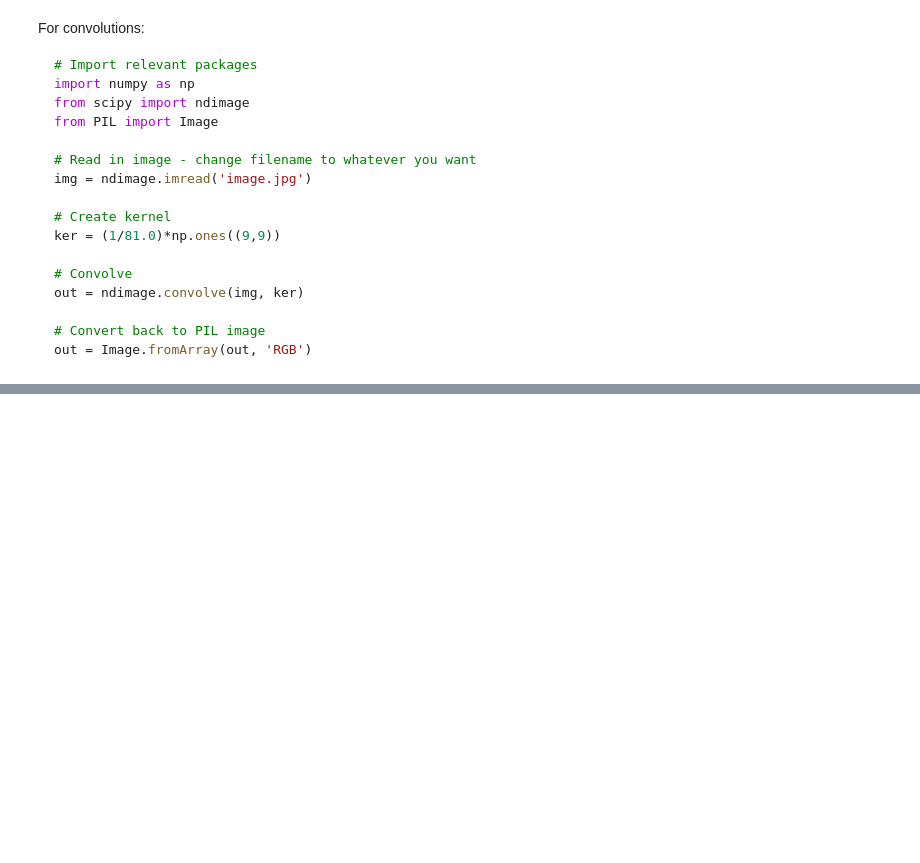
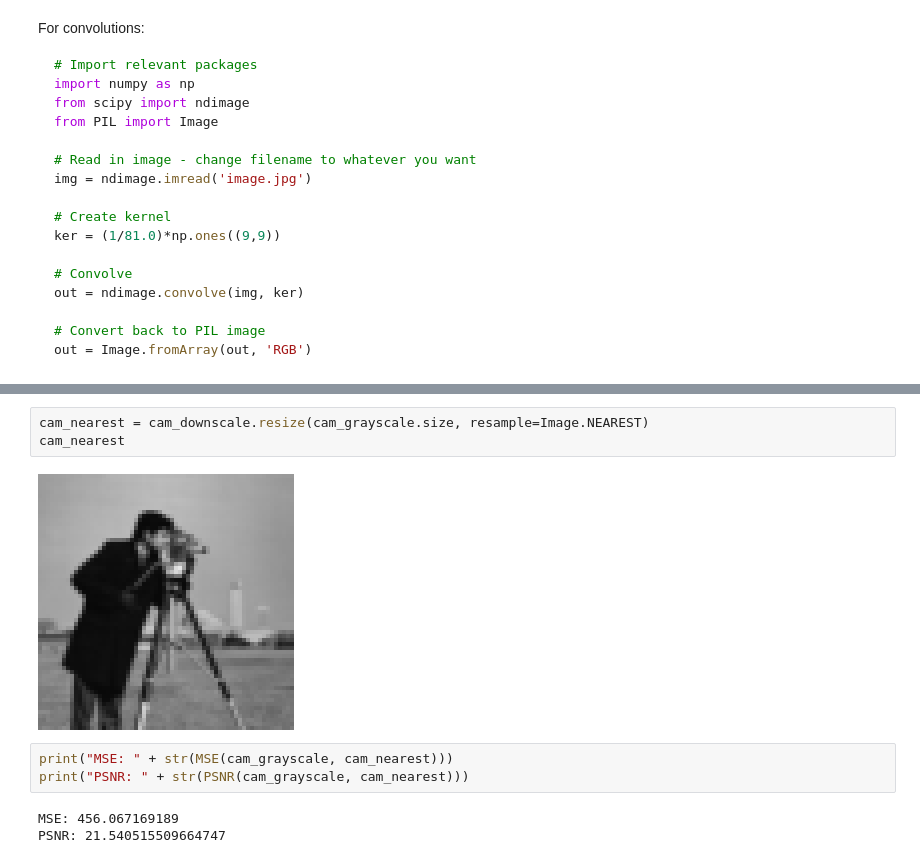
Before and after one commit to Erik-J-D/SYDE575-lab, a Jupyter notebook: LAB_1/Lab 1.ipynb, the cells around one changed output, grey strips where cells are left out. Saved outputs shown, nothing was run; the diff lists cells and outputs as text; blank space fills up the shorter version.

```diff
--- a/LAB_1/Lab 1.ipynb
+++ b/LAB_1/Lab 1.ipynb
@@ -64,0 +96,11 @@ out = Image.fromArray(out, 'RGB')
+# %%
+cam_nearest = cam_downscale.resize(cam_grayscale.size, resample=Image.NEAREST)
+cam_nearest
+# %% [output]
+[figure, added]
+# %%
+print("MSE: " + str(MSE(cam_grayscale, cam_nearest)))
+print("PSNR: " + str(PSNR(cam_grayscale, cam_nearest)))
+# %% [output]
+MSE: 456.067169189
+PSNR: 21.540515509664747
```
Also changed, not shown: parts of 17 cells of this notebook.
